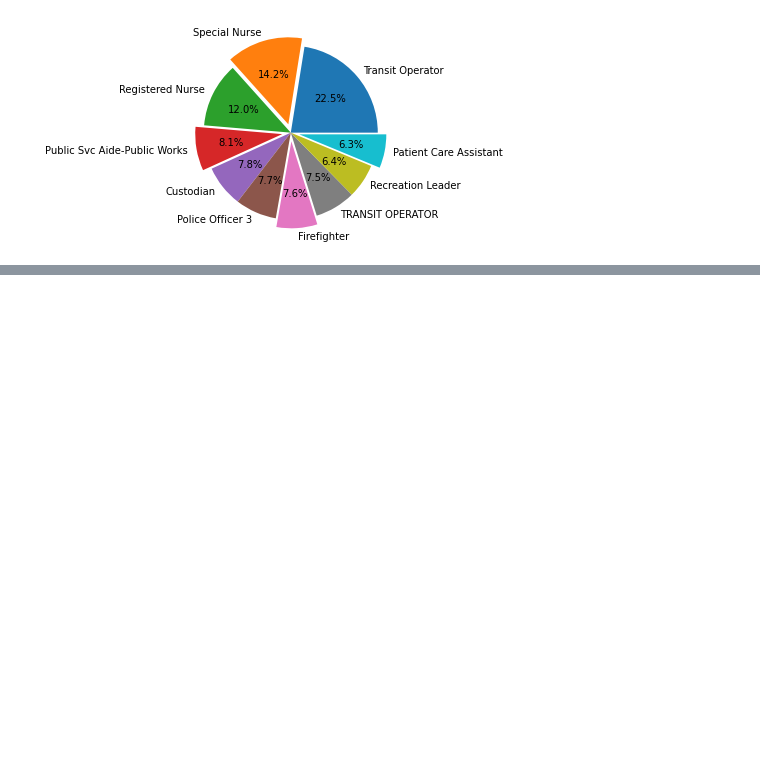
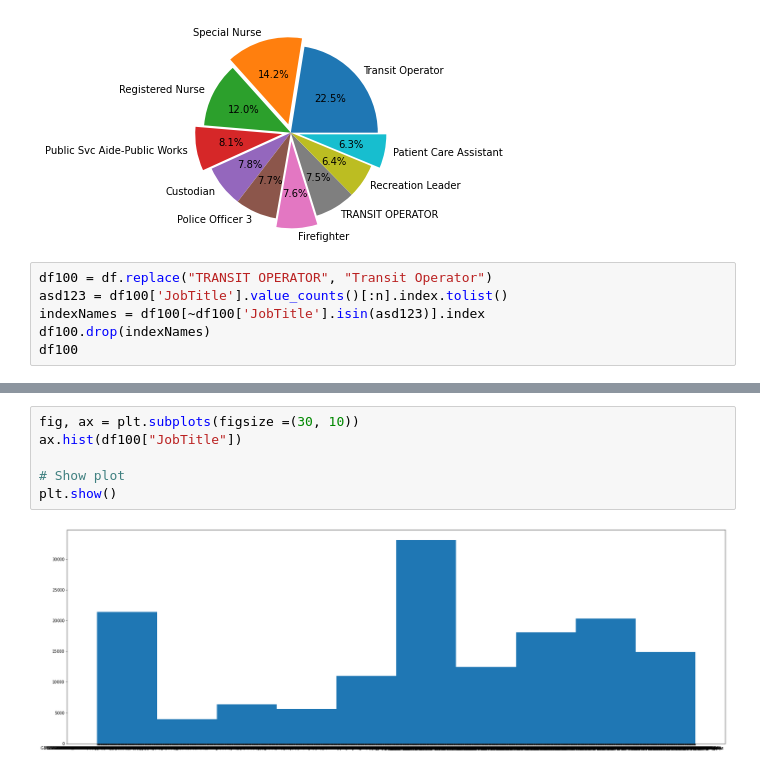
Before and after one commit to SaltyKNIGHT/portfolio-eda-python-san-fransisco-salaries, a Jupyter notebook: sf-salaries.ipynb, the cells around one changed output, grey strips where cells are left out. Saved outputs shown, nothing was run; the diff lists cells and outputs as text; blank space fills up the shorter version.

```diff
--- a/sf-salaries.ipynb
+++ b/sf-salaries.ipynb
@@ -420,3 +420,9 @@ plt.pie(tmp23.JobTitle, labels = tmp23.Name, autopct='%1.1f%%', explode=[0,0.1,0
   Text(0.4973781719811605, -0.33558151623216537, '6.4%'),
   Text(0.6865071144419161, -0.13677712462482133, '6.3%')])
 [figure]
+# %%
+df100 = df.replace("TRANSIT OPERATOR", "Transit Operator")
+asd123 = df100['JobTitle'].value_counts()[:n].index.tolist()
+indexNames = df100[~df100['JobTitle'].isin(asd123)].index
+df100.drop(indexNames)
+df100
@@ -422,0 +443,8 @@ plt.pie(tmp23.JobTitle, labels = tmp23.Name, autopct='%1.1f%%', explode=[0,0.1,0
+# %%
+fig, ax = plt.subplots(figsize =(30, 10))
+ax.hist(df100["JobTitle"])
+
+# Show plot
+plt.show()
+# %% [output]
+[figure, added]
```
Also changed, not shown: parts of 3 cells of this notebook.
